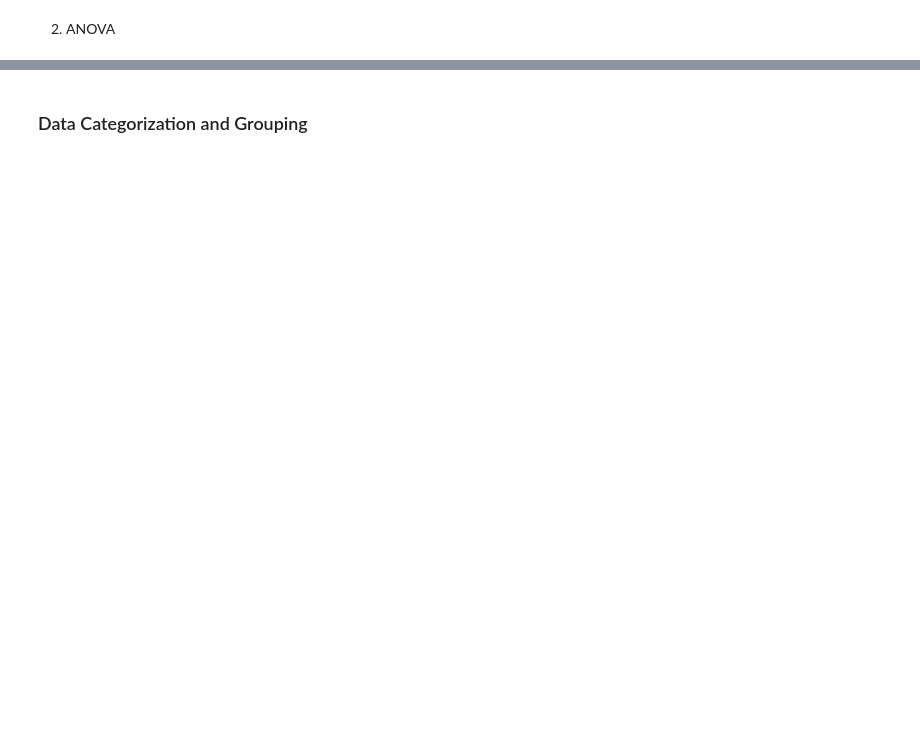
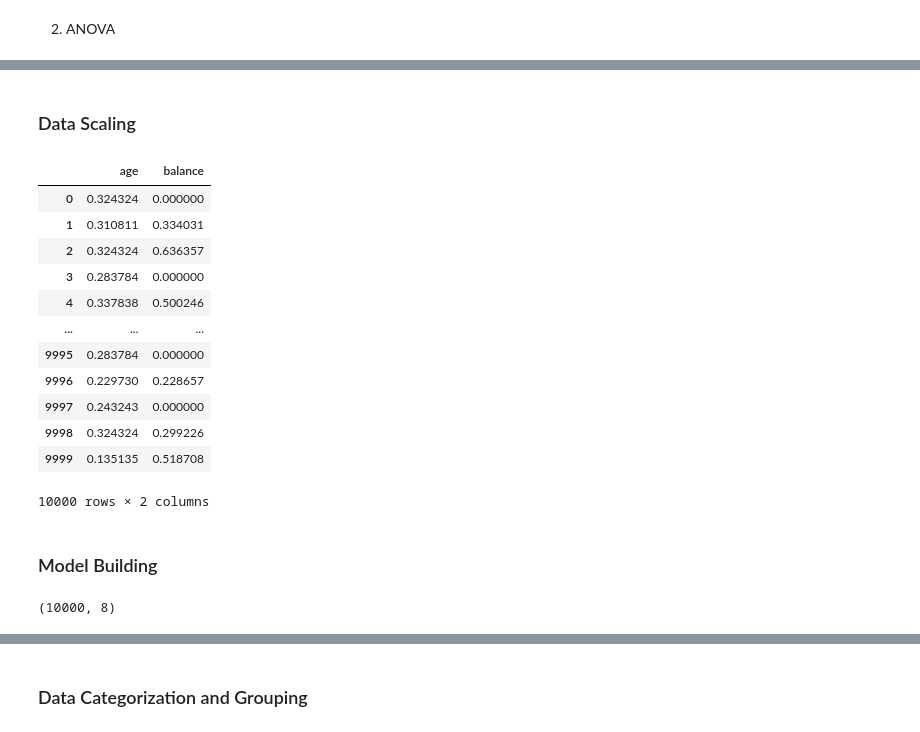
Before and after one commit to tranthikyphuong/Customer-Churn, a Jupyter notebook: Customers churned.ipynb, the cells around one changed output, grey strips where cells are left out. Cells and saved outputs as stored; diff of their text form; code cells hidden in the pictures; blank space fills up the shorter version.

```diff
--- a/Customers churned.ipynb
+++ b/Customers churned.ipynb
@@ -366,0 +417,26 @@ plt.show()
+# %% [markdown]
+### Data Scaling
+# %%
+from sklearn.preprocessing import MinMaxScaler
+
+cols_to_scale = ["age", "balance"]
+scaler = MinMaxScaler()
+df[cols_to_scale] = scaler.fit_transform(df[cols_to_scale])
+
+df[cols_to_scale]
+# %% [output]
+|  | age | balance |
+| 0 | 0.324324 | 0.000000 |
+| 1 | 0.310811 | 0.334031 |
+| 2 | 0.324324 | 0.636357 |
+| 3 | 0.283784 | 0.000000 |
+| 4 | 0.337838 | 0.500246 |
+| ... | ... | ... |
+| 9995 | 0.283784 | 0.000000 |
+| 9996 | 0.229730 | 0.228657 |
+| 9997 | 0.243243 | 0.000000 |
+| 9998 | 0.324324 | 0.299226 |
+| 9999 | 0.135135 | 0.518708 |
+10000 rows × 2 columns
+# %% [markdown]
+### Model Building
@@ -366,0 +453,4 @@ plt.show()
+# %%
+input.shape
+# %% [output]
+(10000, 8)
```
Also changed, not shown: parts of 29 cells of this notebook.
